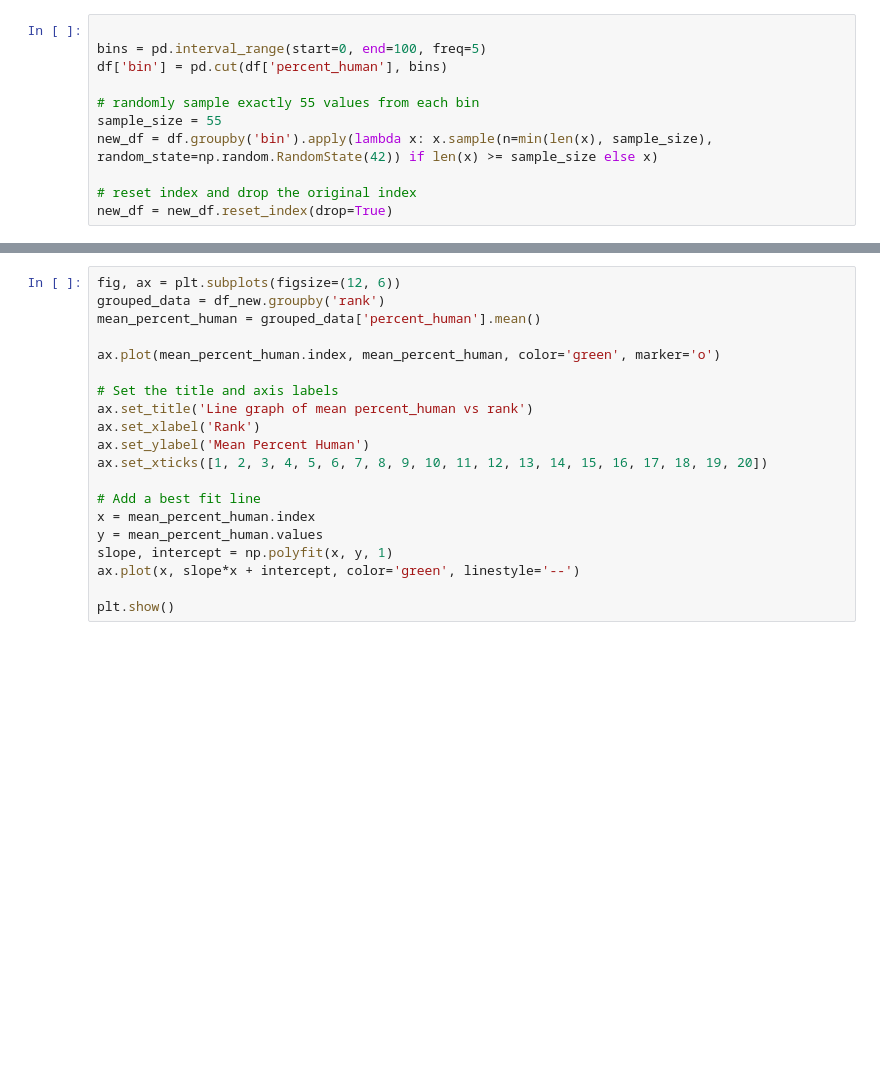
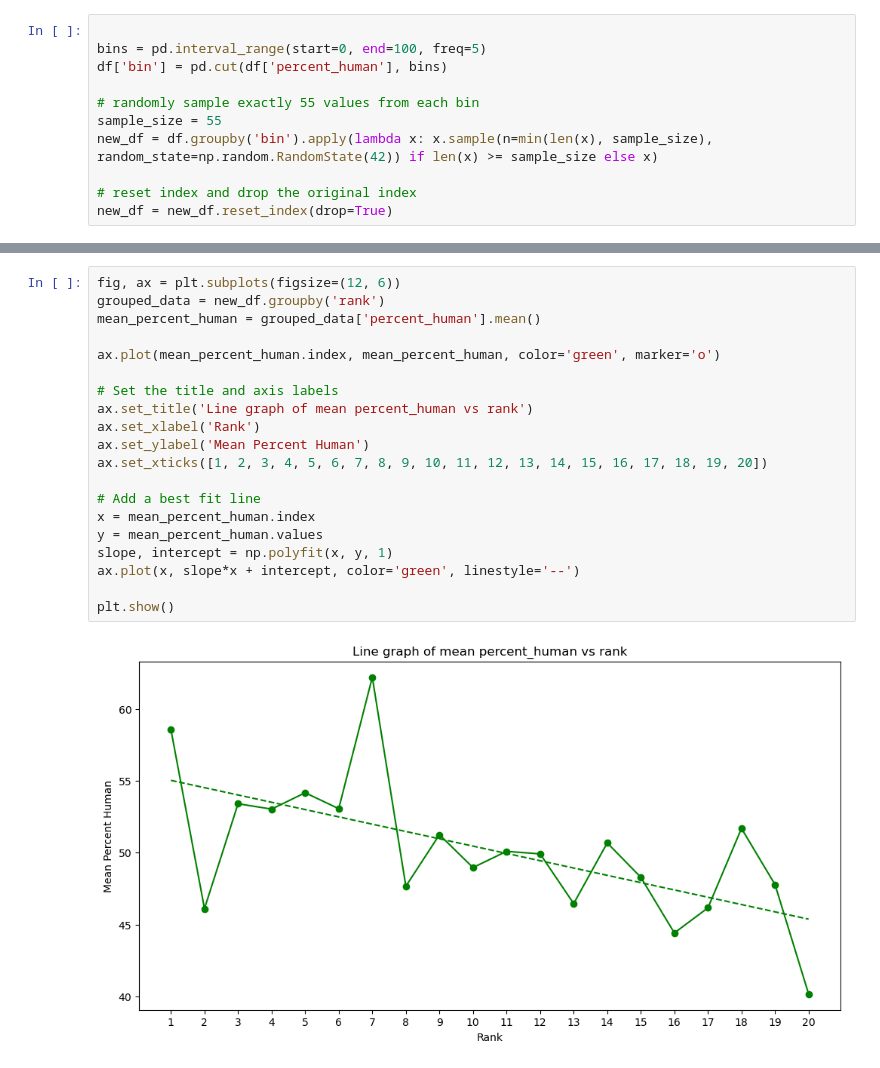
Before and after one commit to Magmafish/SerpGS, a Jupyter notebook: interpretation.ipynb, the cells around one changed output, grey strips where cells are left out. Drawn from its saved outputs; the diff is of its cells as text; blank space fills up the shorter version.

```diff
--- a/interpretation.ipynb
+++ b/interpretation.ipynb
@@ -398,20 +583,22 @@ plt.show()
 # %%
 fig, ax = plt.subplots(figsize=(12, 6))
-grouped_data = df_new.groupby('rank')
+grouped_data = new_df.groupby('rank')
 mean_percent_human = grouped_data['percent_human'].mean()
 
 ax.plot(mean_percent_human.index, mean_percent_human, color='green', marker='o')
 
 # Set the title and axis labels
 ax.set_title('Line graph of mean percent_human vs rank')
 ax.set_xlabel('Rank')
 ax.set_ylabel('Mean Percent Human')
 ax.set_xticks([1, 2, 3, 4, 5, 6, 7, 8, 9, 10, 11, 12, 13, 14, 15, 16, 17, 18, 19, 20])
 
 # Add a best fit line
 x = mean_percent_human.index
 y = mean_percent_human.values
 slope, intercept = np.polyfit(x, y, 1)
 ax.plot(x, slope*x + intercept, color='green', linestyle='--')
 
 plt.show()
+# %% [output]
+[figure, added]
```
Also changed, not shown: parts of 43 cells of this notebook, 1 other file.
